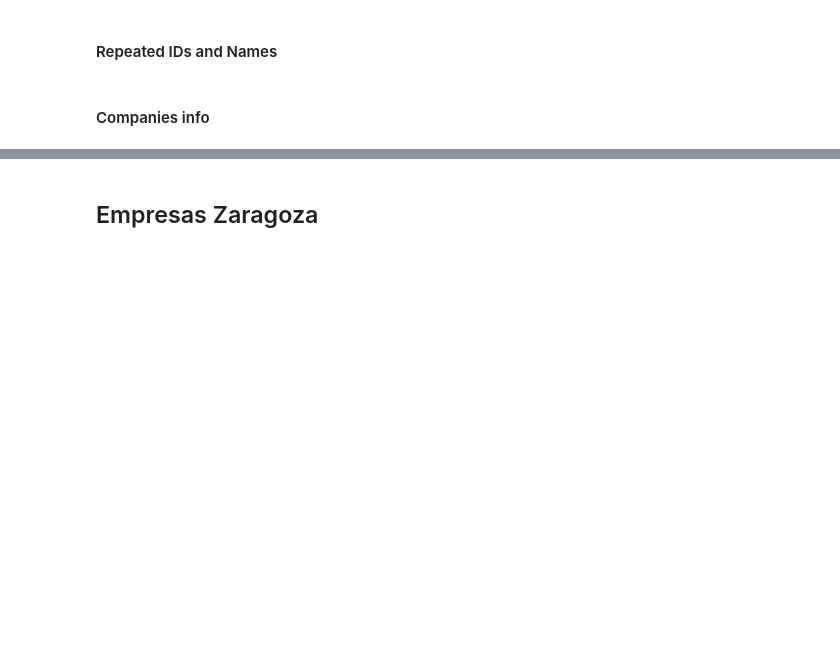
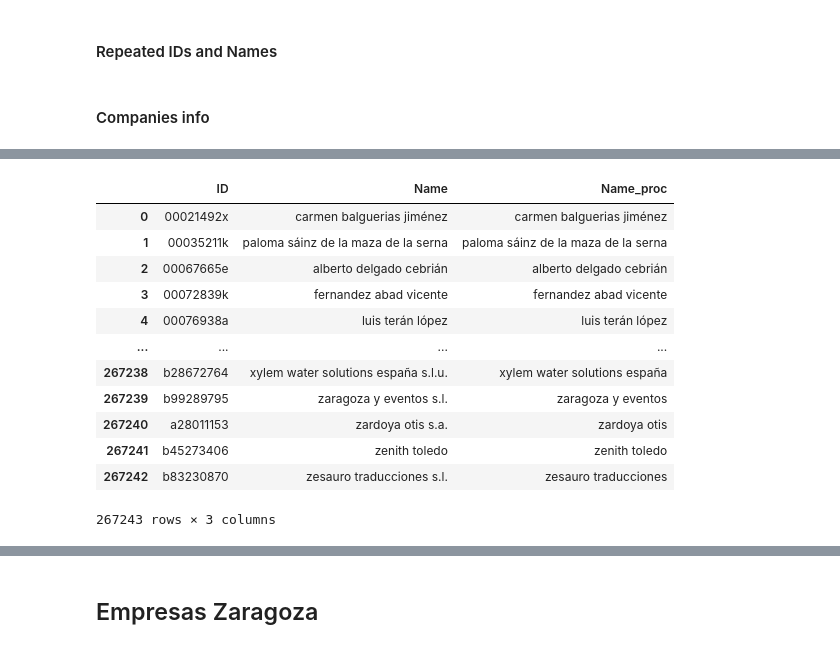
Before and after one commit to nextprocurement/NP-Company-Process, a Jupyter notebook: _test_company_proc.ipynb, the cells around one changed output, grey strips where cells are left out. Cells and saved outputs as stored; diff of their text form; code cells hidden in the pictures; blank space fills up the shorter version.

```diff
--- a/_test_company_proc.ipynb
+++ b/_test_company_proc.ipynb
@@ -626,0 +653,16 @@ final_merged.head()
+# %%
+final_merged[["ID", "Name", "Name_proc"]]
+# %% [output]
+|  | ID | Name | Name_proc |
+| 0 | 00021492x | carmen balguerias jiménez | carmen balguerias jiménez |
+| 1 | 00035211k | paloma sáinz de la maza de la serna | paloma sáinz de la maza de la serna |
+| 2 | 00067665e | alberto delgado cebrián | alberto delgado cebrián |
+| 3 | 00072839k | fernandez abad vicente | fernandez abad vicente |
+| 4 | 00076938a | luis terán lópez | luis terán lópez |
+| ... | ... | ... | ... |
+| 267238 | b28672764 | xylem water solutions españa s.l.u. | xylem water solutions españa |
+| 267239 | b99289795 | zaragoza y eventos s.l. | zaragoza y eventos |
+| 267240 | a28011153 | zardoya otis s.a. | zardoya otis |
+| 267241 | b45273406 | zenith toledo | zenith toledo |
+| 267242 | b83230870 | zesauro traducciones s.l. | zesauro traducciones |
+267243 rows × 3 columns
```
Also changed, not shown: parts of 21 cells of this notebook.
